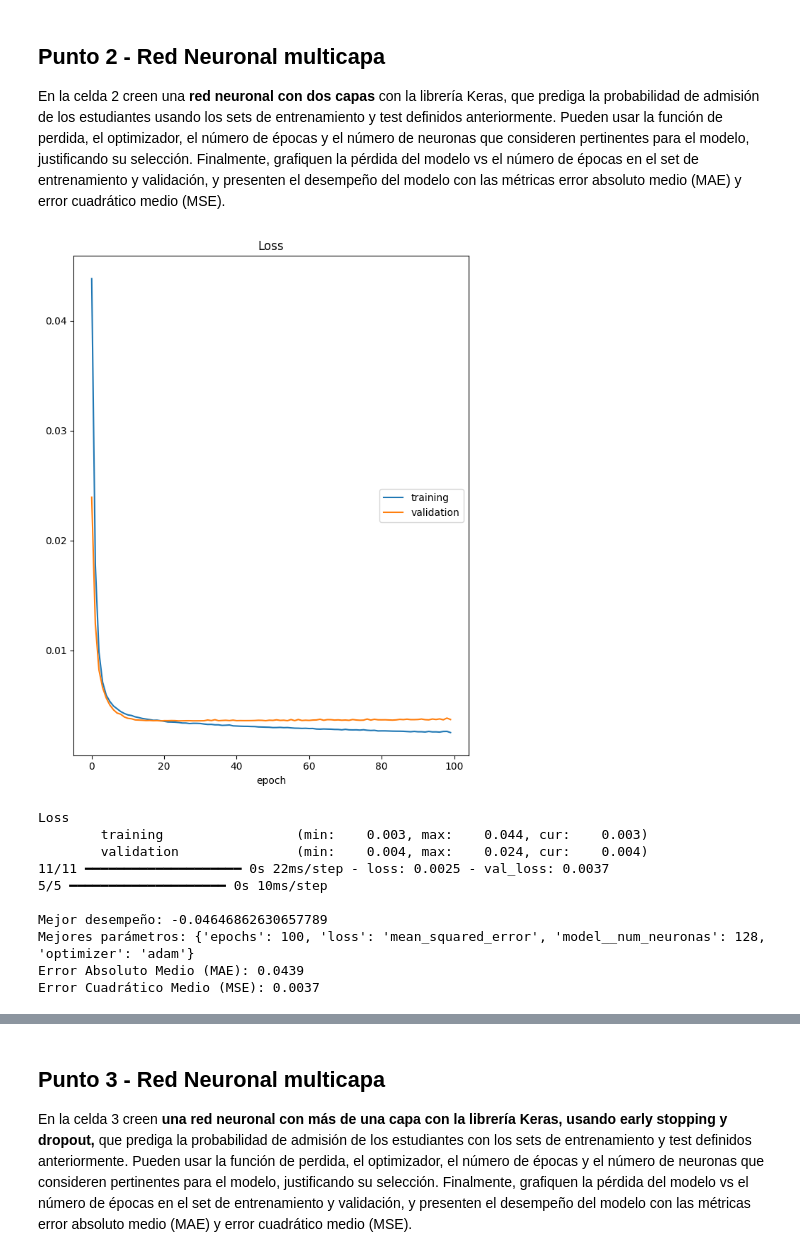
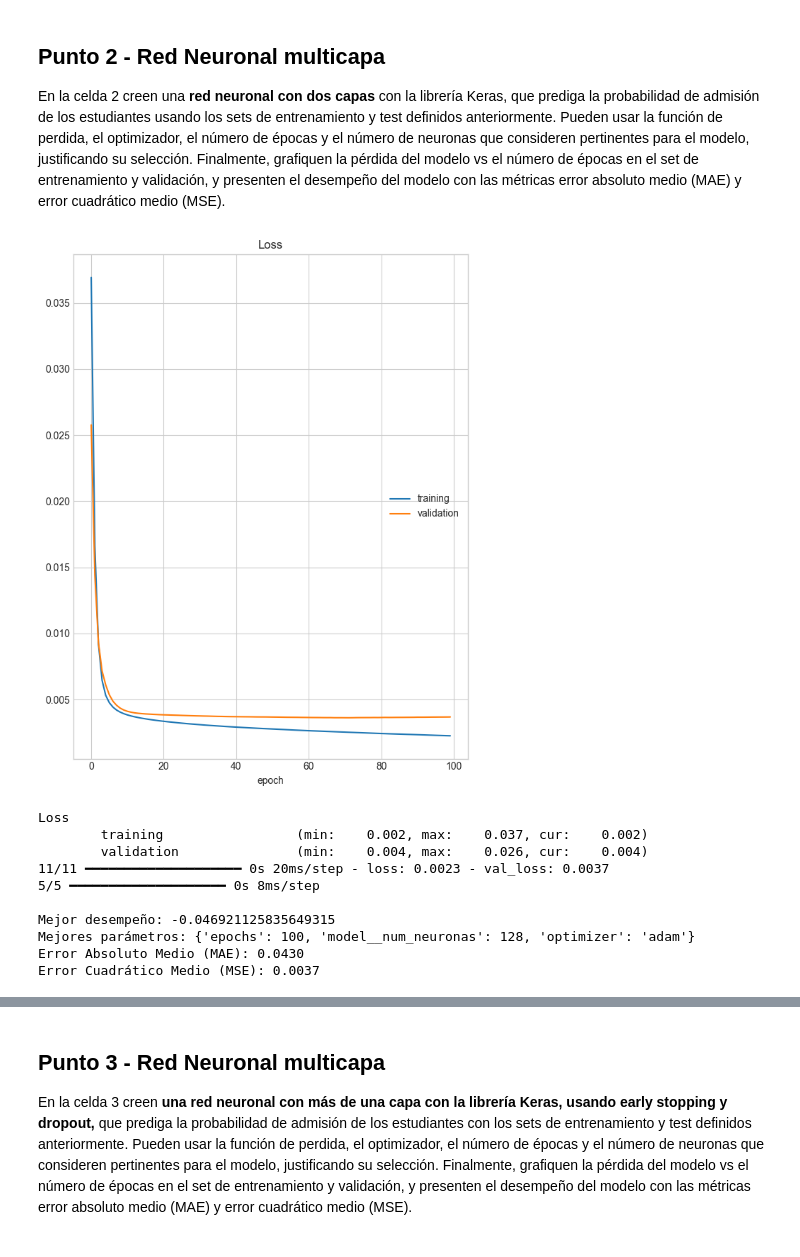
Before and after one commit to JohanManjarresMIAD/JohanManjarresMIAD-JohanManjarresMIAD-MIAD_ML_NLP_2026-Grupo_26, a Jupyter notebook: Semana 6/S6TC1-Redes_Neuronales_V2.ipynb, the cells around one changed output, grey strips where cells are left out. Cells and saved outputs as stored; diff of their text form; code cells hidden in the pictures.

```diff
--- a/Semana 6/S6TC1-Redes_Neuronales_V2.ipynb
+++ b/Semana 6/S6TC1-Redes_Neuronales_V2.ipynb
@@ -62,11 +67,11 @@ xTrain, xTest, yTrain, yTest = train_test_split(X,Y,test_size=0.3, random_state=
 # %%
 #Escalamiento de los datos
 scaler = StandardScaler()
-scaler.fit(X)
+scaler.fit(xTrain)
 
-# Transformación de los set de entrenamiento y test
 X_train = pd.DataFrame(data=scaler.transform(xTrain), columns=xTrain.columns, index=xTrain.index)
-X_test = pd.DataFrame(data=scaler.transform(xTest), columns=xTest.columns, index=xTest.index)
+X_test  = pd.DataFrame(data=scaler.transform(xTest),  columns=xTest.columns,  index=xTest.index)
+
 
 X_train = np.array(X_train)
 Y_train = np.array(yTrain)
@@ -139,46 +158,46 @@ En la celda 2 creen una **red neuronal con dos capas** con la librería Keras, q
 # %%
 # Celda 2
 def crear_modelo_dos_capas(optimizer='adam', loss='mean_squared_error', num_neuronas=256):
+    tf.keras.utils.set_random_seed(SEED)
     model = Sequential()
     model.add(Dense(num_neuronas, input_shape=(dims,), activation='relu'))
     model.add(Dense(output_var, activation='sigmoid'))
     model.compile(optimizer=optimizer, loss=loss)
     return model
 
 model_wrapper_2_capas = KerasRegressor(model=crear_modelo_dos_capas, verbose=0)
 
 param_grid_2_capas = {
     'optimizer': ['adam', 'sgd', 'rmsprop'],
-    'loss': ['mean_squared_error', 'binary_crossentropy'],
     'epochs': [100, 150],
-    'model__num_neuronas': [128, 256]
+    'model__num_neuronas': [32, 64, 128,256]
 }
 
 grid_2_capas = GridSearchCV(estimator=model_wrapper_2_capas, param_grid=param_grid_2_capas, cv=3, scoring='neg_mean_absolute_error')
 grid_result_2_capas = grid_2_capas.fit(X_train, Y_train)
 
 best_config_2_capas = grid_result_2_capas.best_params_
-model_final_2_capas = crear_modelo_dos_capas(optimizer=best_config_2_capas['optimizer'], loss=best_config_2_capas['loss'], num_neuronas=best_config_2_capas['model__num_neuronas'])
+model_final_2_capas = crear_modelo_dos_capas(optimizer=best_config_2_capas['optimizer'], loss='mean_squared_error', num_neuronas=best_config_2_capas['model__num_neuronas'])
 model_final_2_capas.fit(X_train, Y_train, epochs=best_config_2_capas['epochs'], validation_data=(X_test, Y_test), verbose=1, callbacks=[PlotLossesKeras()])
 
 y_pred_2_capas = model_final_2_capas.predict(X_test)
 mae_2_capas = mean_absolute_error(Y_test, y_pred_2_capas)
 mse_2_capas = mean_squared_error(Y_test, y_pred_2_capas)
 
 print(f"\nMejor desempeño: {grid_result_2_capas.best_score_}")
 print(f"Mejores parámetros: {grid_result_2_capas.best_params_}")
 
 print(f"Error Absoluto Medio (MAE): {mae_2_capas:.4f}")
 print(f"Error Cuadrático Medio (MSE): {mse_2_capas:.4f}")
 # %% [output]
-[figure, old version]
+[figure, new version]
 Loss
-        training                 (min:    0.003, max:    0.044, cur:    0.003)
-        validation               (min:    0.004, max:    0.024, cur:    0.004)
-11/11 ━━━━━━━━━━━━━━━━━━━━ 0s 22ms/step - loss: 0.0025 - val_loss: 0.0037
-5/5 ━━━━━━━━━━━━━━━━━━━━ 0s 10ms/step
+        training                 (min:    0.002, max:    0.037, cur:    0.002)
+        validation               (min:    0.004, max:    0.026, cur:    0.004)
+11/11 ━━━━━━━━━━━━━━━━━━━━ 0s 20ms/step - loss: 0.0023 - val_loss: 0.0037
+5/5 ━━━━━━━━━━━━━━━━━━━━ 0s 8ms/step
 
-Mejor desempeño: -0.04646862630657789
-Mejores parámetros: {'epochs': 100, 'loss': 'mean_squared_error', 'model__num_neuronas': 128, 'optimizer': 'adam'}
-Error Absoluto Medio (MAE): 0.0439
+Mejor desempeño: -0.046921125835649315
+Mejores parámetros: {'epochs': 100, 'model__num_neuronas': 128, 'optimizer': 'adam'}
+Error Absoluto Medio (MAE): 0.0430
 Error Cuadrático Medio (MSE): 0.0037
```
Also changed, not shown: parts of 11 cells of this notebook, 2 other files.
